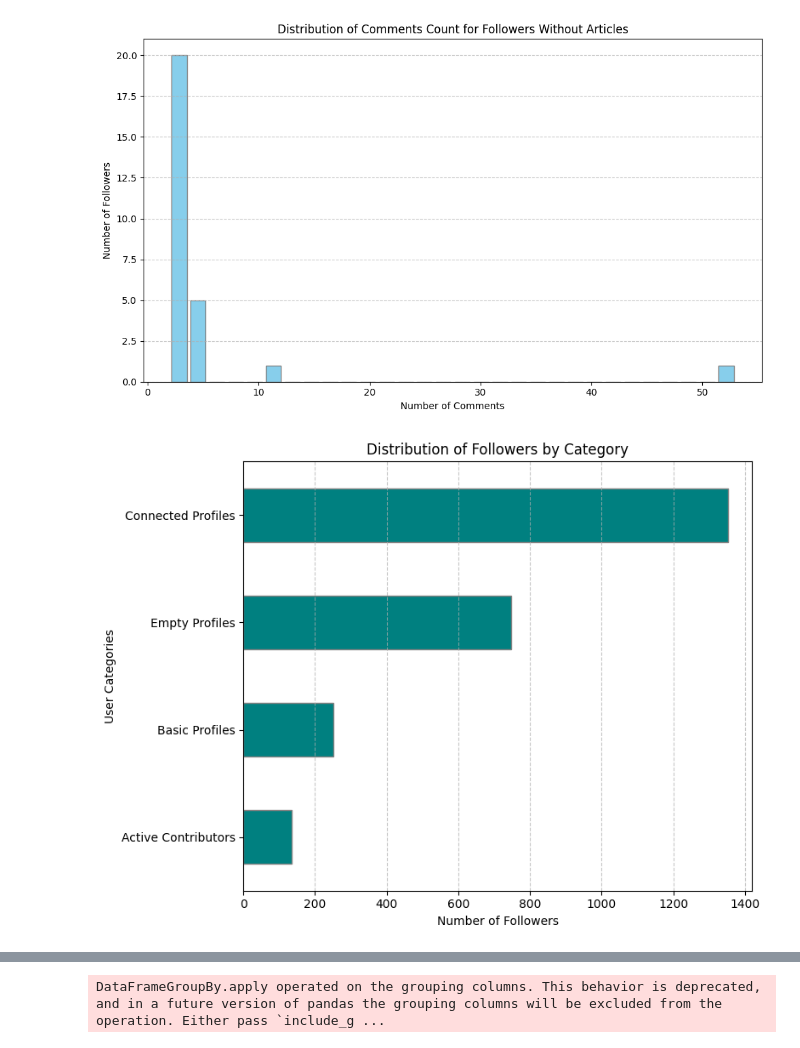
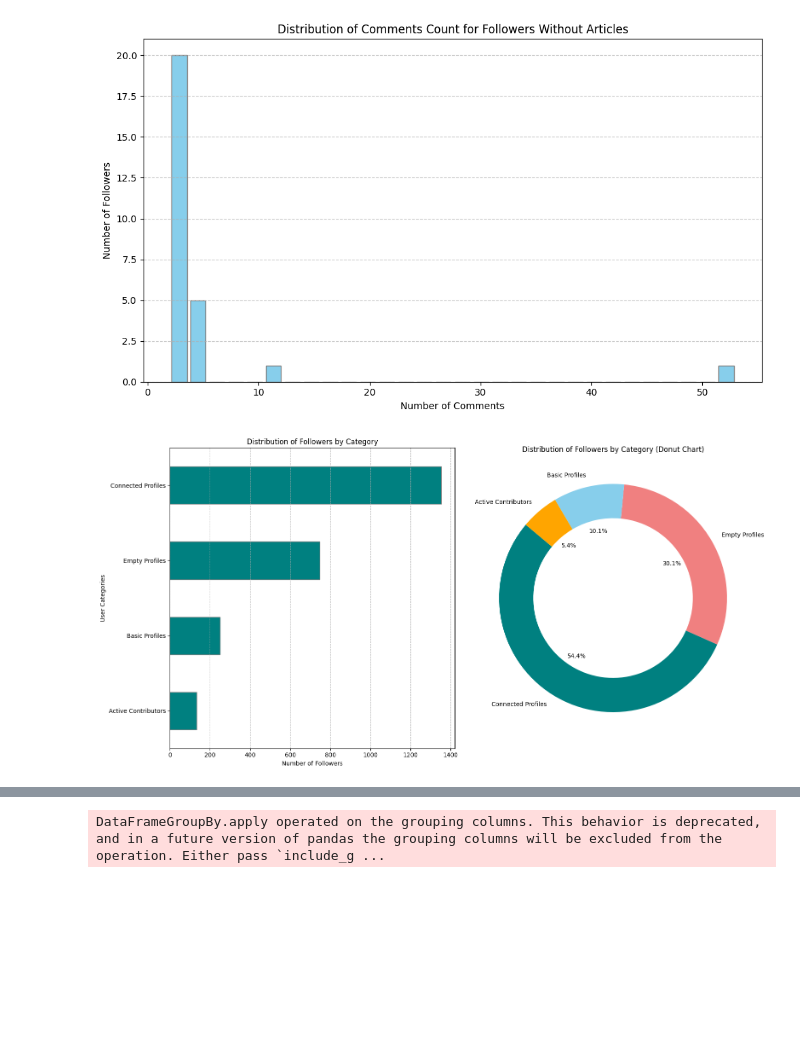
Before and after one commit to olgazju/blog_dev_to_audience_analyzer, a Jupyter notebook: analysis.ipynb, the cells around one changed output, grey strips where cells are left out. Drawn from its saved outputs; the diff is of its cells as text; code cells hidden in the pictures; blank space fills up the shorter version.

```diff
--- a/analysis.ipynb
+++ b/analysis.ipynb
@@ -995,39 +982,47 @@ def filter_articles(row):
 
 # Apply the filtering function to each row in the DataFrame
 filtered_columns = filtered_followers_df.apply(filter_articles, axis=1)
 filtered_followers_df[['article_titles', 'article_reading_time_minutes',
                        'article_comments_counts', 'article_positive_reactions_counts']] = filtered_columns
 
 # Recalculate 'article_count' based on the new 'article_titles' list length
 filtered_followers_df['article_count'] = filtered_followers_df['article_titles'].apply(len)
 
 # Step 2: Define Categories
 filtered_followers_df['category'] = 'Empty Profiles'  # Default category
 
 # Active Contributors: Users with articles (with reading time > 1) or comments
 filtered_followers_df.loc[(filtered_followers_df['article_count'] > 0) |
                           (filtered_followers_df['comments_count'] > 0), 'category'] = 'Active Contributors'
 
 # Connected Profiles: Users with external connections (website, GitHub, or Twitter)
 filtered_followers_df.loc[(filtered_followers_df[['website_url', 'github_username', 'twitter_username']].notna().any(axis=1)) &
                           (filtered_followers_df['category'] == 'Empty Profiles'), 'category'] = 'Connected Profiles'
 
 # Basic Profiles: Users with minimal signs (location or summary)
 filtered_followers_df.loc[(filtered_followers_df[['location', 'summary']].notna().any(axis=1)) &
                           (filtered_followers_df['category'] == 'Empty Profiles'), 'category'] = 'Basic Profiles'
 
 # Step 3: Count Users in Each Category
 category_counts = filtered_followers_df['category'].value_counts()
 
-# Step 4: Plot the Results
-plt.figure(figsize=(8, 6))
-category_counts.plot(kind='barh', color="teal", edgecolor="gray")
-plt.xlabel("Number of Followers")
-plt.ylabel("User Categories")
-plt.title("Distribution of Followers by Category")
-plt.gca().invert_yaxis()  # Highest count at the top
-plt.grid(axis='x', linestyle='--', alpha=0.7)
+# Step 4: Plot the bar chart and donut chart side by side
+fig, (ax1, ax2) = plt.subplots(1, 2, figsize=(16, 8))
+
+# Horizontal Bar Plot
+category_counts.plot(kind='barh', color="teal", edgecolor="gray", ax=ax1)
+ax1.set_xlabel("Number of Followers")
+ax1.set_ylabel("User Categories")
+ax1.set_title("Distribution of Followers by Category")
+ax1.invert_yaxis()  # Highest count at the top
+ax1.grid(axis='x', linestyle='--', alpha=0.7)
+
+# Donut Chart
+ax2.pie(category_counts, labels=category_counts.index, autopct='%1.1f%%', startangle=140,
+        wedgeprops={'width': 0.3}, colors=["teal", "lightcoral", "skyblue", "orange"])
+ax2.set_title("Distribution of Followers by Category (Donut Chart)")
+
 plt.tight_layout()
 plt.show()
 # %% [output]
-[figure, old version]
+[figure, new version]
```
Also changed, not shown: parts of 10 cells of this notebook, 2 other files.
